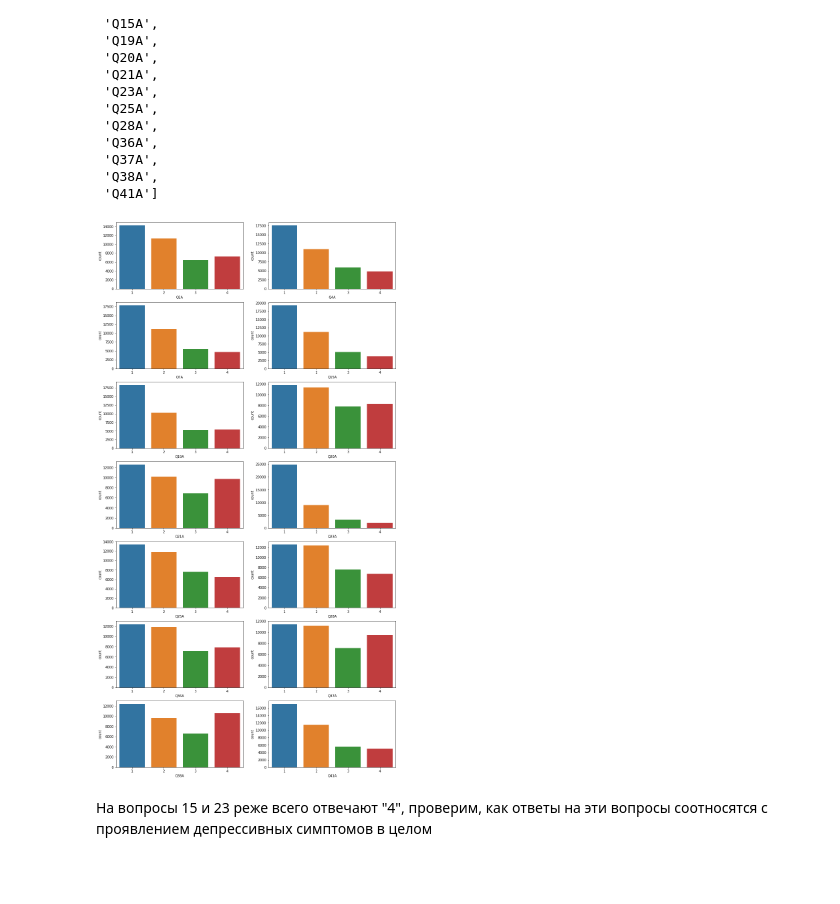
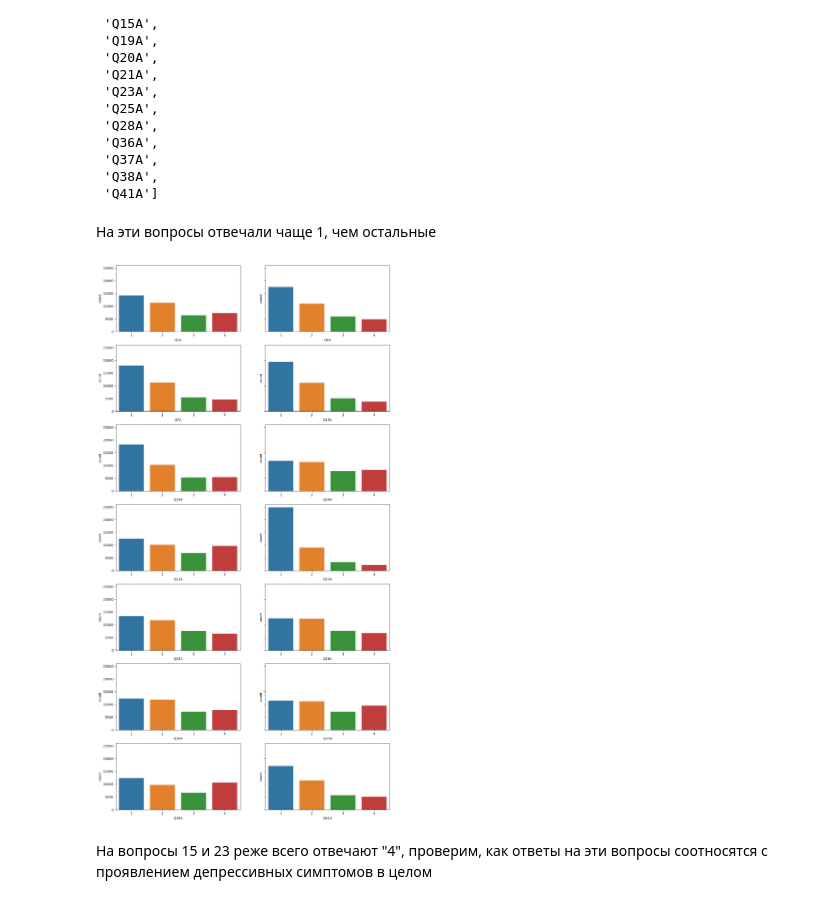
Before and after one commit to rrrin/mental-health, a Jupyter notebook: mental_research.ipynb, the cells around one changed output. Saved outputs shown, nothing was run; the diff lists cells and outputs as text; code cells hidden in the pictures; blank space fills up the shorter version.

```diff
--- a/mental_research.ipynb
+++ b/mental_research.ipynb
@@ -120,10 +120,6 @@ for col in ['Q'+str(i)+'A' for i in range(1,43)]:
 bad_ans #Ответы на тест Q заполнены правильно
 # %% [output]
 []
-# %%
-file1=pd.read_csv('data.csv', sep='\t')
-file1['major']=file1['major'].fillna('no')
-file1['country']=file1['country'].fillna('no')
 # %%
 #Переведём время ответов в секунды
 file1[['Q'+str(i)+'E' for i in range(1,43)]]=file1[['Q'+str(i)+'E' for i in range(1,43)]]/1000
@@ -693,17 +687,19 @@ names1
  'Q37A',
  'Q38A',
  'Q41A']
+# %% [markdown]
+На эти вопросы отвечали чаще 1, чем остальные
 # %%
-fig, ax=plt.subplots(7,2, figsize=(15,30))
+fig, ax=plt.subplots(7,2, figsize=(15,30), sharey=True)
 i,j=0,0
 for name in names1:
     sns.countplot(x=scales_q_answers[name], ax=ax[i,j])
     j+=1
     if j==2:
         j=0
         i+=1
 # %% [output]
-[figure, old version]
+[figure, new version]
 # %% [markdown]
 На вопросы 15 и 23 реже всего отвечают "4", проверим, как ответы на эти вопросы соотносятся с проявлением депрессивных симптомов в целом
 # %%
```
Also changed, not shown: parts of 45 cells of this notebook.
